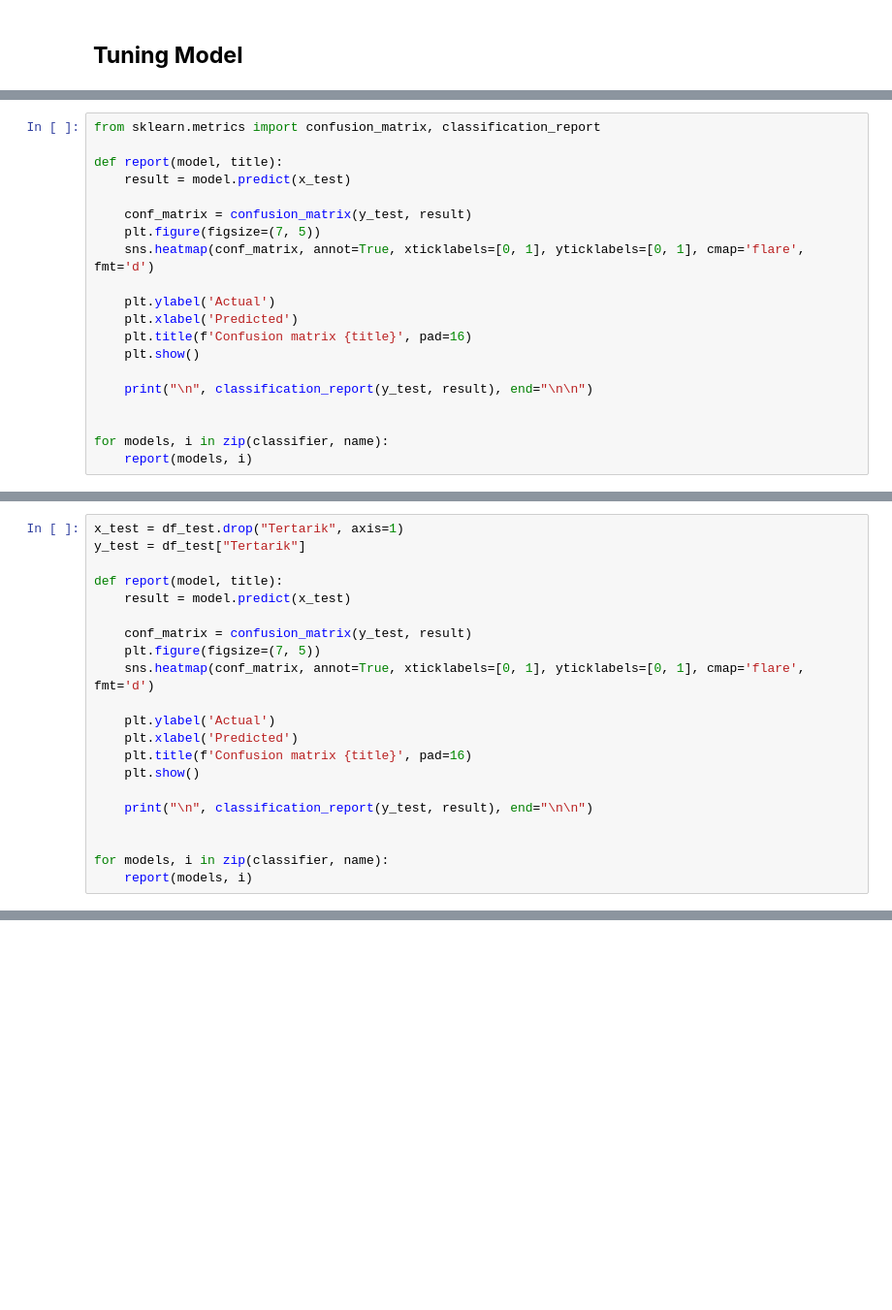
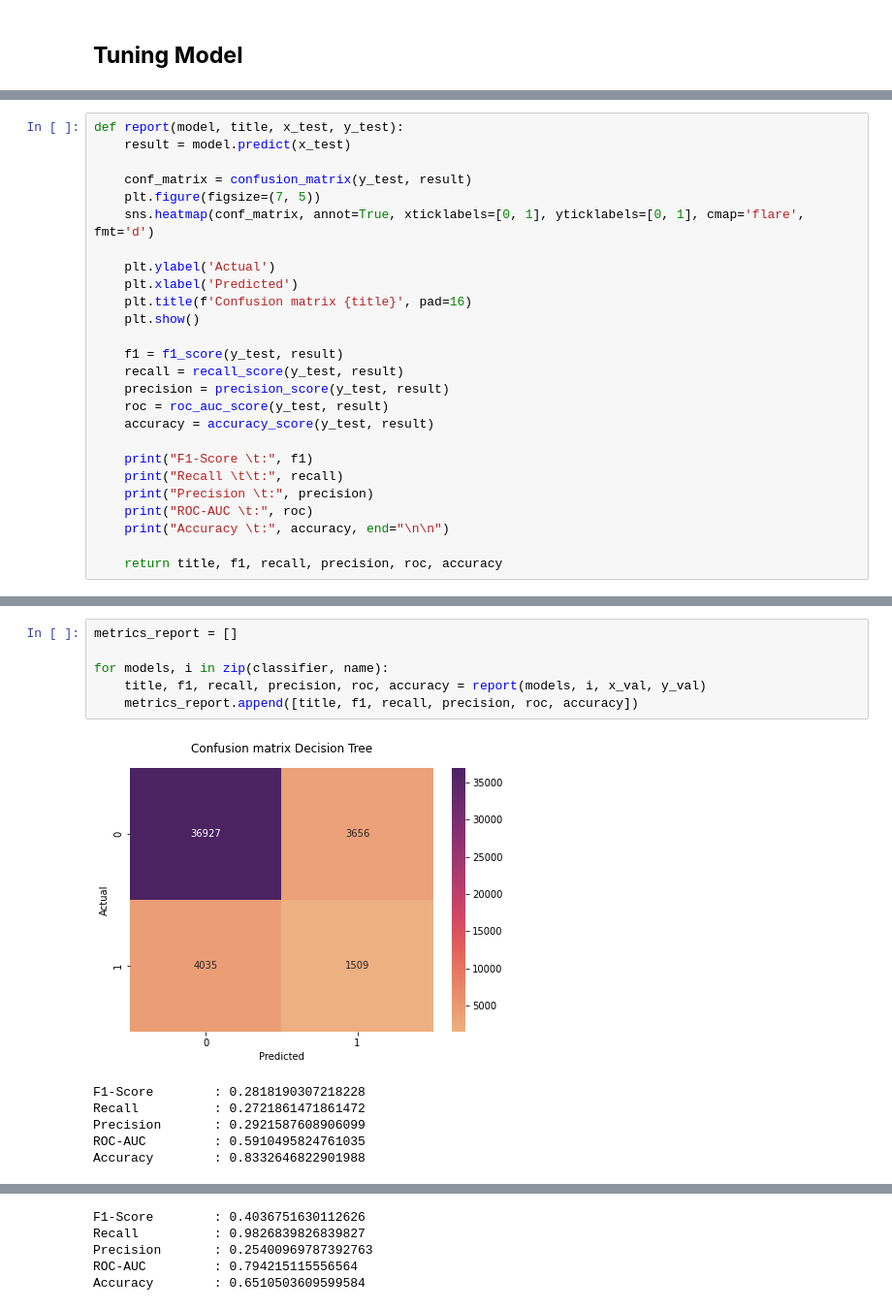
Before and after one commit to ShinyQ/Tugas-Besar-Pembelajaran-Mesin_Classification, a Jupyter notebook: Classification/Non Outlier/Tubes_Classification.ipynb, the cells around one changed output, grey strips where cells are left out. Shown: that part at 97% size. Drawn from its saved outputs; the diff is of its cells as text; blank space fills up the shorter version.

```diff
--- a/Classification/Non Outlier/Tubes_Classification.ipynb
+++ b/Classification/Non Outlier/Tubes_Classification.ipynb
@@ -100,7 +85,5 @@ Akurasi model Random Forest: 87.22
 # %%
-from sklearn.metrics import confusion_matrix, classification_report
-
-def report(model, title):
+def report(model, title, x_test, y_test):
     result = model.predict(x_test)
 
     conf_matrix = confusion_matrix(y_test, result)
@@ -112,8 +95,16 @@ def report(model, title):
     plt.title(f'Confusion matrix {title}', pad=16)
     plt.show()
 
-    print("\n", classification_report(y_test, result), end="\n\n")
+    f1 = f1_score(y_test, result)
+    recall = recall_score(y_test, result)
+    precision = precision_score(y_test, result)
+    roc = roc_auc_score(y_test, result)
+    accuracy = accuracy_score(y_test, result)
 
+    print("F1-Score \t:", f1)
+    print("Recall \t\t:", recall)
+    print("Precision \t:", precision)
+    print("ROC-AUC \t:", roc)
+    print("Accuracy \t:", accuracy, end="\n\n")
 
-for models, i in zip(classifier, name):
-    report(models, i)
+    return title, f1, recall, precision, roc, accuracy
@@ -168,21 +110,0 @@ weighted avg       0.82      0.87      0.84     46127
-# %%
-x_test = df_test.drop("Tertarik", axis=1)
-y_test = df_test["Tertarik"]
-
-def report(model, title):
-    result = model.predict(x_test)
-
-    conf_matrix = confusion_matrix(y_test, result)
-    plt.figure(figsize=(7, 5))
-    sns.heatmap(conf_matrix, annot=True, xticklabels=[0, 1], yticklabels=[0, 1], cmap='flare', fmt='d')
-
-    plt.ylabel('Actual')
-    plt.xlabel('Predicted')
-    plt.title(f'Confusion matrix {title}', pad=16)
-    plt.show()
-
-    print("\n", classification_report(y_test, result), end="\n\n")
-
-
-for models, i in zip(classifier, name):
-    report(models, i)
@@ -234,0 +111,13 @@ weighted avg       0.82      0.87      0.83     47639
+# %%
+metrics_report = []
+
+for models, i in zip(classifier, name):
+    title, f1, recall, precision, roc, accuracy = report(models, i, x_val, y_val)
+    metrics_report.append([title, f1, recall, precision, roc, accuracy])
+# %% [output]
+[figure, added]
+F1-Score        : 0.2818190307218228
+Recall          : 0.2721861471861472
+Precision       : 0.2921587608906099
+ROC-AUC         : 0.5910495824761035
+Accuracy        : 0.8332646822901988
@@ -234,0 +125,5 @@ weighted avg       0.82      0.87      0.83     47639
+F1-Score        : 0.4036751630112626
+Recall          : 0.9826839826839827
+Precision       : 0.25400969787392763
+ROC-AUC         : 0.794215115556564
+Accuracy        : 0.6510503609599584
```
Also changed, not shown: parts of 20 cells of this notebook, 18 other files.
